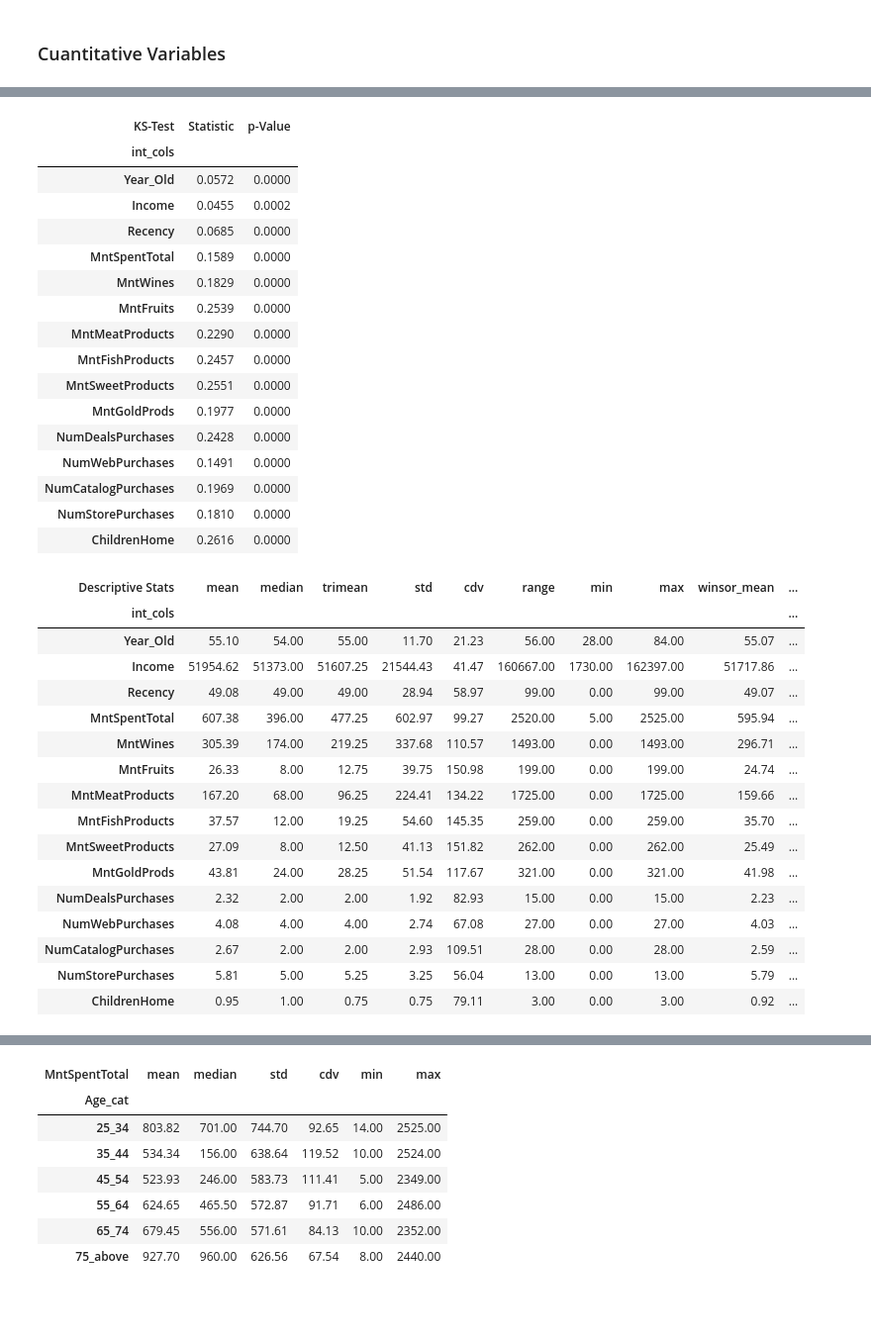
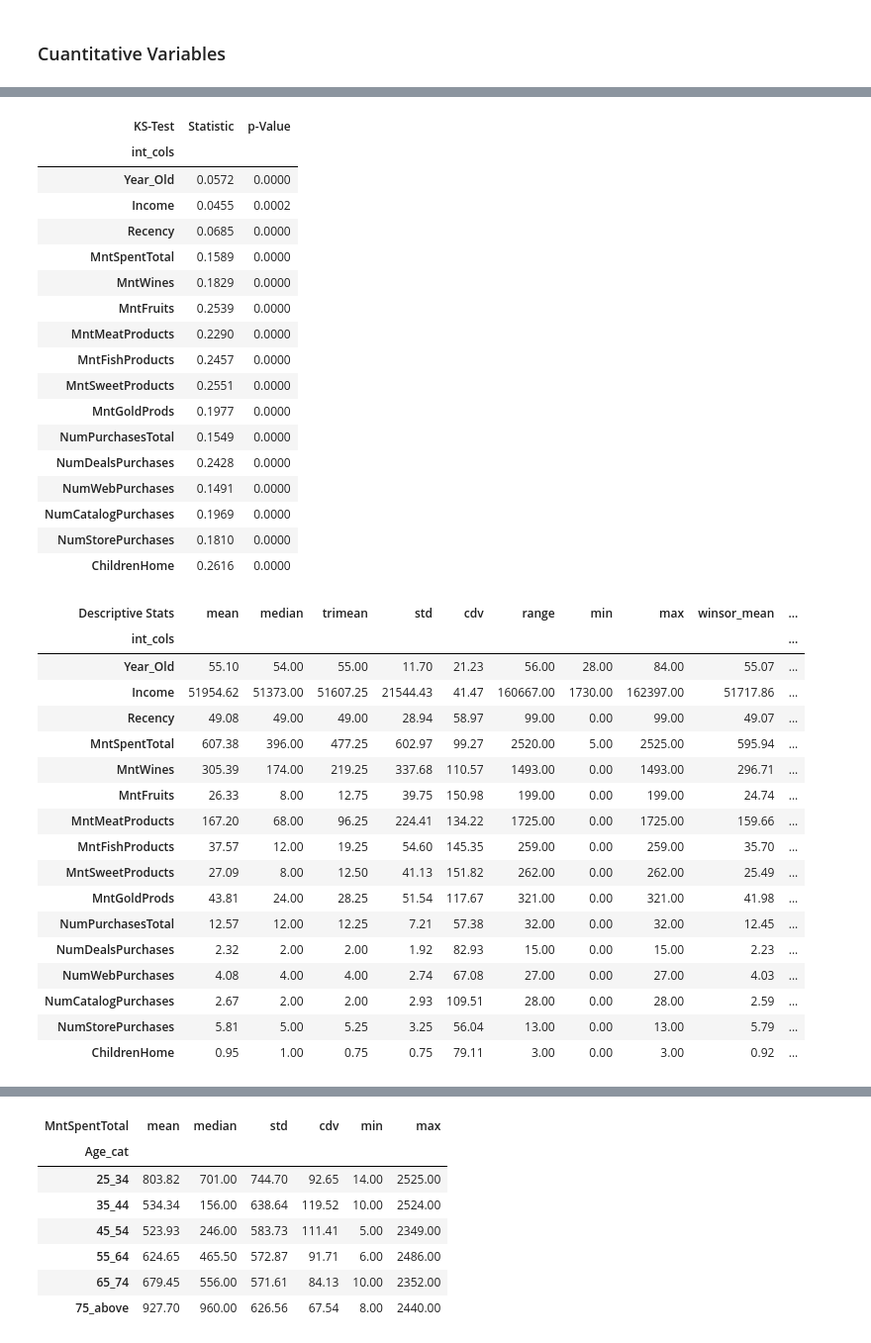
Before and after one commit to almanzanas/ifoodDataAnalystTest, a Jupyter notebook: notebooks/02_descriptive.ipynb, the cells around one changed output, grey strips where cells are left out. Shown: that part at 99% size. Drawn from its saved outputs; the diff is of its cells as text; code cells hidden in the pictures; blank space fills up the shorter version.

```diff
--- a/notebooks/02_descriptive.ipynb
+++ b/notebooks/02_descriptive.ipynb
@@ -379,36 +379,37 @@ memory usage: 649.9 KB
 
 int_cols = ["Year_Old", "Income", "Recency", "MntSpentTotal", "MntWines",
             "MntFruits", "MntMeatProducts", "MntFishProducts",
-            "MntSweetProducts", "MntGoldProds", "NumDealsPurchases",
-            "NumWebPurchases", "NumCatalogPurchases", "NumStorePurchases",
-            "ChildrenHome"]
+            "MntSweetProducts", "MntGoldProds", "NumPurchasesTotal",
+            "NumDealsPurchases", "NumWebPurchases", "NumCatalogPurchases",
+            "NumStorePurchases", "ChildrenHome"]
 
 def ksfunc(col):
     return stats.kstest(col, stats.norm.cdf,
                         args=(col.mean(), col.std()))
 
 results = data[int_cols].apply(ksfunc)
 
 results = results.T
 results = results.applymap(lambda x: f"{x:.4f}")
 results.columns = ["Statistic", "p-Value"]
 results.columns.names = ["KS-Test"]
 results.index.names = ["int_cols"]
 
 results
 # %% [output]
 | KS-Test | Statistic | p-Value |
 | int_cols |  |  |
 | Year_Old | 0.0572 | 0.0000 |
 | Income | 0.0455 | 0.0002 |
 | Recency | 0.0685 | 0.0000 |
 | MntSpentTotal | 0.1589 | 0.0000 |
 | MntWines | 0.1829 | 0.0000 |
 | MntFruits | 0.2539 | 0.0000 |
 | MntMeatProducts | 0.2290 | 0.0000 |
 | MntFishProducts | 0.2457 | 0.0000 |
 | MntSweetProducts | 0.2551 | 0.0000 |
 | MntGoldProds | 0.1977 | 0.0000 |
+| NumPurchasesTotal | 0.1549 | 0.0000 |
 | NumDealsPurchases | 0.2428 | 0.0000 |
 | NumWebPurchases | 0.1491 | 0.0000 |
 | NumCatalogPurchases | 0.1969 | 0.0000 |
@@ -521,6 +522,7 @@ results
 | MntFishProducts | 37.57 | 12.00 | 19.25 | 54.60 | 145.35 | 259.00 | 0.00 | 259.00 | 35.70 | ... |
 | MntSweetProducts | 27.09 | 8.00 | 12.50 | 41.13 | 151.82 | 262.00 | 0.00 | 262.00 | 25.49 | ... |
 | MntGoldProds | 43.81 | 24.00 | 28.25 | 51.54 | 117.67 | 321.00 | 0.00 | 321.00 | 41.98 | ... |
+| NumPurchasesTotal | 12.57 | 12.00 | 12.25 | 7.21 | 57.38 | 32.00 | 0.00 | 32.00 | 12.45 | ... |
 | NumDealsPurchases | 2.32 | 2.00 | 2.00 | 1.92 | 82.93 | 15.00 | 0.00 | 15.00 | 2.23 | ... |
 | NumWebPurchases | 4.08 | 4.00 | 4.00 | 2.74 | 67.08 | 27.00 | 0.00 | 27.00 | 4.03 | ... |
 | NumCatalogPurchases | 2.67 | 2.00 | 2.00 | 2.93 | 109.51 | 28.00 | 0.00 | 28.00 | 2.59 | ... |
```
Also changed, not shown: parts of 5 cells of this notebook, 5 other files.
